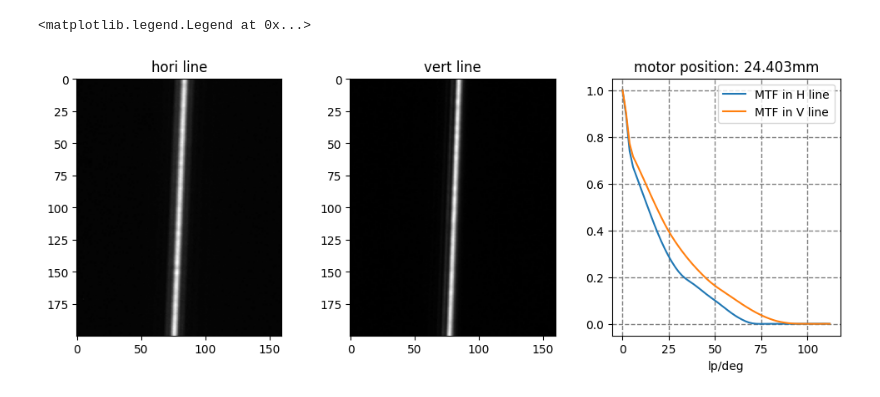
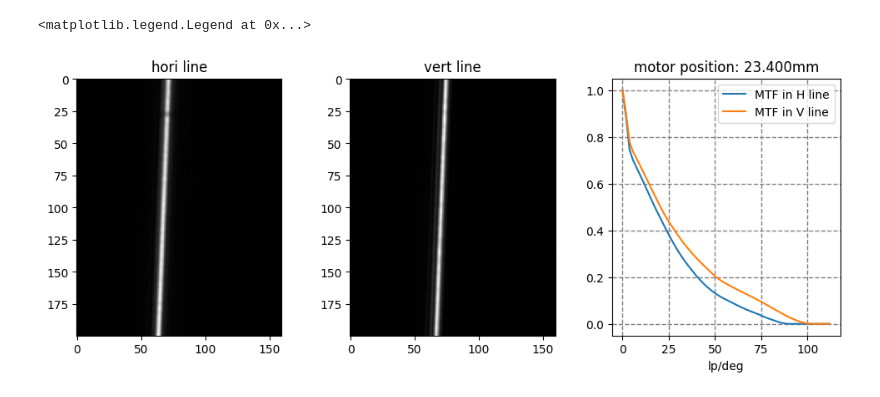
Before and after one commit to lucaswewa/mtf, a Jupyter notebook: mtf_book-0803-Integrated.ipynb, the cells around one changed output. Saved outputs shown, nothing was run; the diff lists cells and outputs as text; code cells hidden in the pictures.

```diff
--- a/mtf_book-0803-Integrated.ipynb
+++ b/mtf_book-0803-Integrated.ipynb
@@ -323,5 +476,5 @@ files = [
 # %%
-def thru_focus(index, freq):
+def thru_focus(index, freq, files):
     # step 0: load image
     file_item = files[index]
     image = step0_load_image(file_item["filename"])
@@ -405,38 +558,39 @@ def thru_focus(index, freq):
         "mtf_data_v": mtf_data_v
     }
     return result
-
-t_focus_d = []
-t_focus_h = []
-t_focus_v = []
-
-freq_numbers = 60
-freqency = 25
-idx = 17
-
-res = thru_focus(idx, freqency)
-# print(res["title"][0:-2], res["mtf_h"], res["mtf_v"])
-# t_focus_d.append(float(res["title"][0:-2]))
-# t_focus_h.append(res["mtf_h"])
-# t_focus_v.append(res["mtf_v"])
-
-fig, axes = plt.subplots(1, 3, figsize=(12, 4))
-
-axes[0].imshow(res["roi_image_h"], "gray")
-axes[0].set_title("hori line")
-
-axes[1].imshow(res["roi_image_v"], "gray")
-axes[1].set_title("vert line")
-
-axes[2].plot(res["freq_data"][0:freq_numbers], res["mtf_data_h"][0:freq_numbers], label='MTF in H line', linestyle='-')
-axes[2].plot(res["freq_data"][0:freq_numbers], res["mtf_data_v"][0:freq_numbers], label='MTF in V line', linestyle='-')
-axes[2].set_title(f"motor position: {res['title']}")
-axes[2].set_xlabel("lp/deg")
-axes[2].grid(color='gray', linestyle='--', linewidth=1)
-axes[2].legend()
-# %% [output]
-<matplotlib.legend.Legend at 0x...>
-[figure, removed]
+# %%
+
+t_focus_d = []
+t_focus_h = []
+t_focus_v = []
+
+freq_numbers = 60
+freqency = 25
+idx = 24
+
+res = thru_focus(idx, freqency, fine_scan_files)
+# print(res["title"][0:-2], res["mtf_h"], res["mtf_v"])
+# t_focus_d.append(float(res["title"][0:-2]))
+# t_focus_h.append(res["mtf_h"])
+# t_focus_v.append(res["mtf_v"])
+
+fig, axes = plt.subplots(1, 3, figsize=(12, 4))
+
+axes[0].imshow(res["roi_image_h"], "gray")
+axes[0].set_title("hori line")
+
+axes[1].imshow(res["roi_image_v"], "gray")
+axes[1].set_title("vert line")
+
+axes[2].plot(res["freq_data"][0:freq_numbers], res["mtf_data_h"][0:freq_numbers], label='MTF in H line', linestyle='-')
+axes[2].plot(res["freq_data"][0:freq_numbers], res["mtf_data_v"][0:freq_numbers], label='MTF in V line', linestyle='-')
+axes[2].set_title(f"motor position: {res['title']}")
+axes[2].set_xlabel("lp/deg")
+axes[2].grid(color='gray', linestyle='--', linewidth=1)
+axes[2].legend()
+# %% [output]
+<matplotlib.legend.Legend at 0x...>
+[figure, added]
 # %%
 
 t_focus_d = []
```
Also changed, not shown: parts of 7 cells of this notebook.
